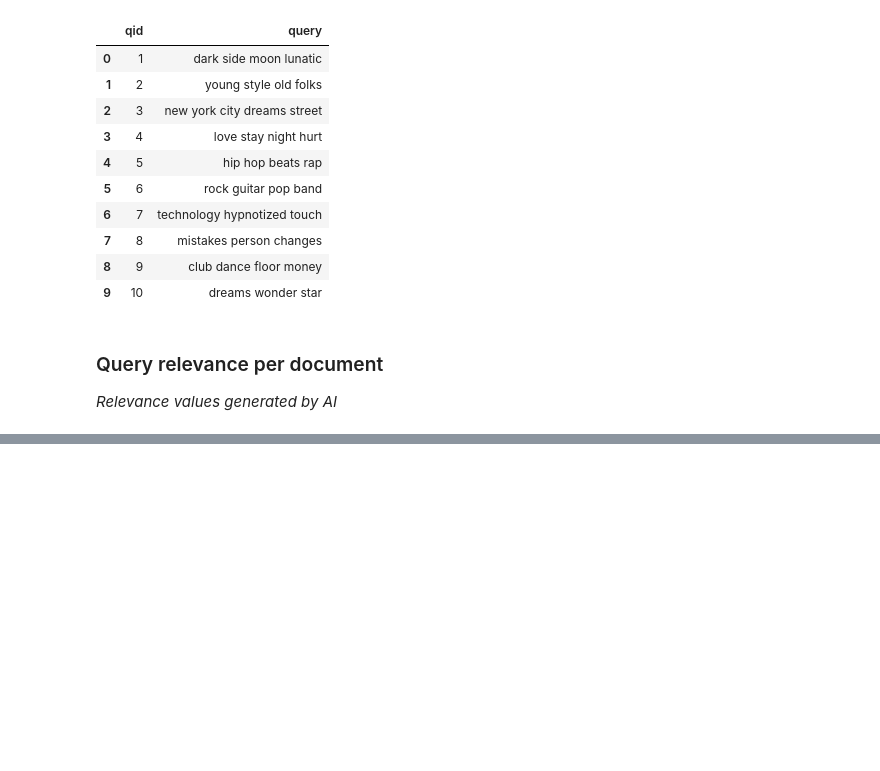
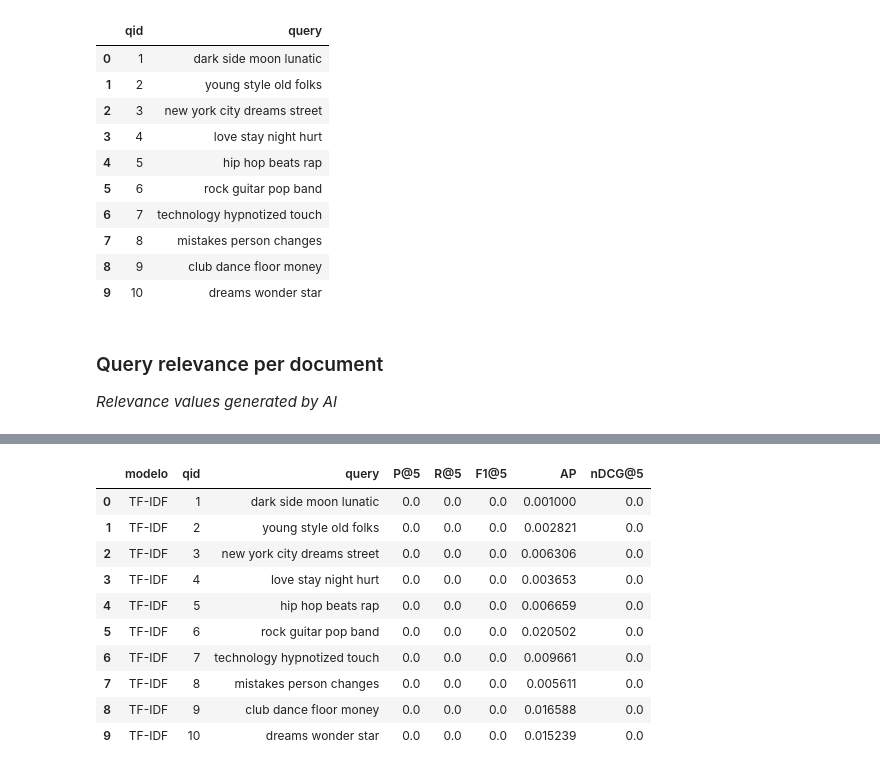
Before and after one commit to nunollages/IPAI, a Jupyter notebook: Code.ipynb, the cells around one changed output, grey strips where cells are left out. Drawn from its saved outputs; the diff is of its cells as text; code cells hidden in the pictures; blank space fills up the shorter version.

Commit message:
Tentativa de ranking

```diff
--- a/Code.ipynb
+++ b/Code.ipynb
@@ -1402,0 +1407,13 @@ df_qrels
+# %%
+# Ver que doc_ids existem no df
+print("doc_ids no df:", sorted(df["doc_id"].unique()[:20]))
+
+# Ver que doc_ids estão nos qrels
+print("doc_ids nos qrels:", sorted(df_qrels["doc_id"].unique()))
+
+# Ver o que um rank_tfidf devolve
+ranking, scores = rank_tfidf("dark side moon lunatic")
+print("Primeiros doc_ids do ranking:", ranking[:10])
+
+# Ver os relevant docs para qid=1
+print("Relevant docs qid=1:", rel_dict_for_qid(df_qrels, 1))
@@ -1402,0 +1498,72 @@ df_qrels
+# %%
+# Evaluate the models
+def evaluate_model(model_name, rank_fn, k=5):
+    rows = []  # store per-query evaluation results
+    aps = []  # store average precision values for all queries
+    ndcgs = []  # store nDCG values for all queries
+    ps = []  # store precision values
+    rs = []  # store recall values
+    f1s = []  # store F1 values
+
+    for q in df_q.itertuples(index=False):
+        qid, qtext = int(q.qid), q.query  # extract query id and query text
+        rel_by_doc = rel_dict_for_qid(df_qrels, qid)  # get relevance scores per document
+        relevant_set = {d for d, rel in rel_by_doc.items() if rel > 0}  # set of relevant documents
+
+        ranking, scores = rank_fn(qtext)  # generate ranked list of documents and their scores
+
+        p = precision_at_k(ranking, relevant_set, k)  # compute precision@k
+        r = recall_at_k(ranking, relevant_set, k)  # compute recall@k
+        f = f1(p, r)  # compute F1-score
+        ap = average_precision(ranking, relevant_set)  # compute average precision
+        ndcg = ndcg_at_k(ranking, rel_by_doc, k)  # compute normalized DCG@k
+
+        aps.append(ap)  # store AP for averaging
+        ndcgs.append(ndcg)  # store nDCG for averaging
+        ps.append(p)  # store precision
+        rs.append(r)  # store recall
+        f1s.append(f)  # store F1
+
+        rows.append({
+            "modelo": model_name,  # model name
+            "qid": qid,  # query id
+            "query": qtext,  # query text
+            f"P@{k}": p,  # precision at k
+            f"R@{k}": r,  # recall at k
+            f"F1@{k}": f,  # F1-score at k
+            "AP": ap,  # average precision
+            f"nDCG@{k}": ndcg  # normalized DCG at k
+        })
+
+    df_res = pd.DataFrame(rows)  # create dataframe with per-query results
+    summary = pd.DataFrame([{
+        "modelo": model_name,  # model name
+        f"m_P@{k}": float(np.mean(ps)),  # mean precision@k
+        f"m_R@{k}": float(np.mean(rs)),  # mean recall@k
+        f"m_F1@{k}": float(np.mean(f1s)),  # mean F1@k
+        "MAP": float(np.mean(aps)),  # mean average precision
+        f"m_nDCG@{k}": float(np.mean(ndcgs))  # mean nDCG@k
+    }])
+
+    return df_res, summary  # return detailed results and summary metrics
+
+k = 5  # evaluation cutoff
+res_tfidf, sum_tfidf = evaluate_model("TF-IDF", rank_tfidf, k=k)  # evaluate TF-IDF model
+res_bm25,  sum_bm25  = evaluate_model("BM25",  rank_bm25,  k=k)  # evaluate BM25 model
+
+display(res_tfidf)  # display TF-IDF detailed results
+display(res_bm25)  # display BM25 detailed results
+
+display(pd.concat([sum_tfidf, sum_bm25], ignore_index=True))  # display combined summary results
+# %% [output]
+|  | modelo | qid | query | P@5 | R@5 | F1@5 | AP | nDCG@5 |
+| 0 | TF-IDF | 1 | dark side moon lunatic | 0.0 | 0.0 | 0.0 | 0.001000 | 0.0 |
+| 1 | TF-IDF | 2 | young style old folks | 0.0 | 0.0 | 0.0 | 0.002821 | 0.0 |
+| 2 | TF-IDF | 3 | new york city dreams street | 0.0 | 0.0 | 0.0 | 0.006306 | 0.0 |
+| 3 | TF-IDF | 4 | love stay night hurt | 0.0 | 0.0 | 0.0 | 0.003653 | 0.0 |
+| 4 | TF-IDF | 5 | hip hop beats rap | 0.0 | 0.0 | 0.0 | 0.006659 | 0.0 |
+| 5 | TF-IDF | 6 | rock guitar pop band | 0.0 | 0.0 | 0.0 | 0.020502 | 0.0 |
+| 6 | TF-IDF | 7 | technology hypnotized touch | 0.0 | 0.0 | 0.0 | 0.009661 | 0.0 |
+| 7 | TF-IDF | 8 | mistakes person changes | 0.0 | 0.0 | 0.0 | 0.005611 | 0.0 |
+| 8 | TF-IDF | 9 | club dance floor money | 0.0 | 0.0 | 0.0 | 0.016588 | 0.0 |
+| 9 | TF-IDF | 10 | dreams wonder star | 0.0 | 0.0 | 0.0 | 0.015239 | 0.0 |
```
Also changed, not shown: parts of 11 cells of this notebook.
